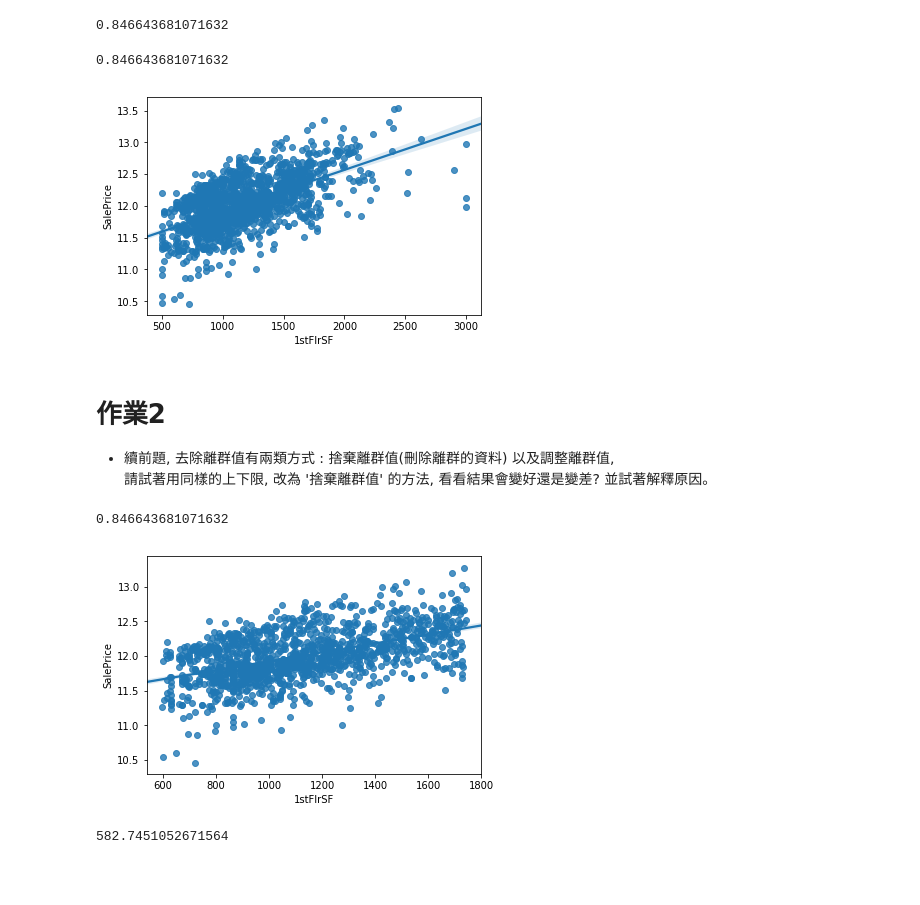
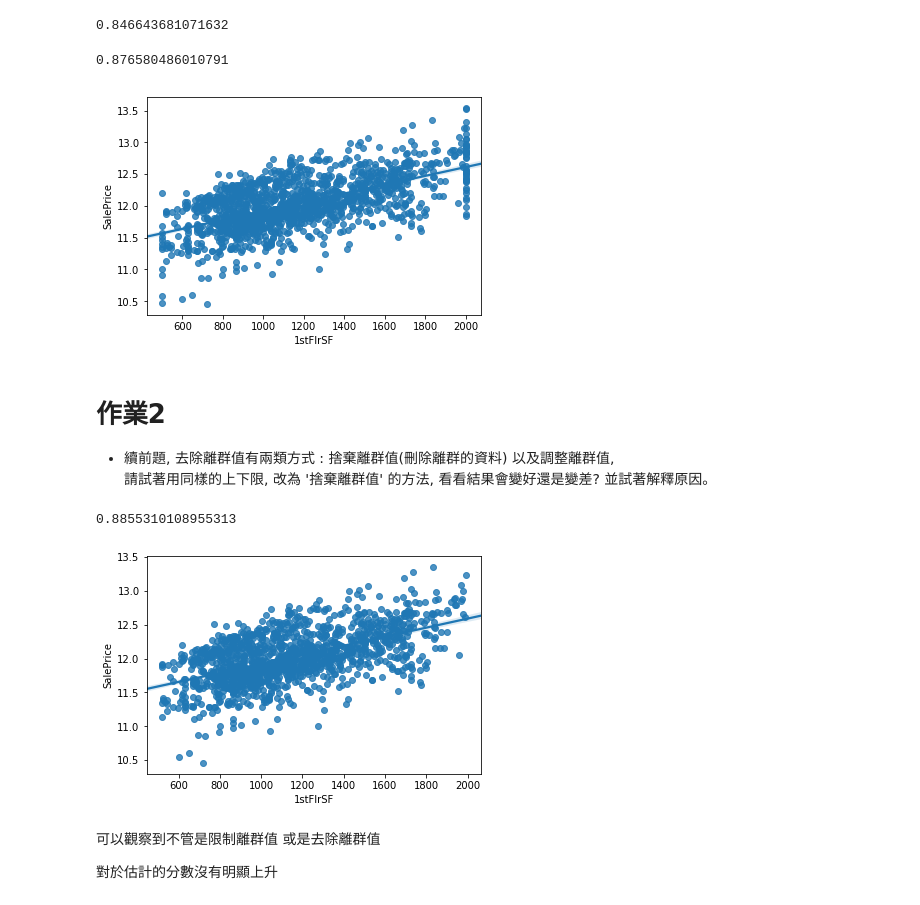
Before and after one commit to zzozfe/3rd-ML100Days, a Jupyter notebook: homework/Day_010_HW.ipynb, the cells around one changed output. Drawn from its saved outputs; the diff is of its cells as text; code cells hidden in the pictures; blank space fills up the shorter version.

```diff
--- a/homework/Day_010_HW.ipynb
+++ b/homework/Day_010_HW.ipynb
@@ -76,33 +73,31 @@ cross_val_score(estimator, train_X, train_Y, cv=5).mean()
 # %%
 # 將 1stFlrSF 限制在你覺得適合的範圍內, 調整離群值
 
-sns.regplot(x = df['1stFlrSF'].clip(500,3000) , y = train_Y)
-
+sns.regplot(x = df['1stFlrSF'].clip(500,2000) , y = train_Y)
+df['1stFlrSF'] = df['1stFlrSF'].clip(500,2000)
 # 做線性迴歸, 觀察分數
 train_X = MMEncoder.fit_transform(df)
 estimator = LinearRegression()
 cross_val_score(estimator, train_X, train_Y, cv=5).mean()
 # %% [output]
-0.846643681071632
+0.876580486010791
-[figure, old version]
+[figure, new version]
 # %% [markdown]
 # 作業2
 * 續前題, 去除離群值有兩類方式 :  捨棄離群值(刪除離群的資料) 以及調整離群值,
 請試著用同樣的上下限, 改為 '捨棄離群值' 的方法, 看看結果會變好還是變差? 並試著解釋原因。
 # %%
 # 將 1stFlrSF 限制在你覺得適合的範圍內, 捨棄離群值
-sigma = df['1stFlrSF'].std()
-limit1st = (df['1stFlrSF'] < df['1stFlrSF'].mean() + 1.5*sigma) & (df['1stFlrSF'].mean() - 1.5*sigma < df['1stFlrSF'])
-sns.regplot(x = df['1stFlrSF'][limit1st] , y = train_Y[limit1st])
+
+limit1st = (df['1stFlrSF']<2000) & (df['1stFlrSF']>500)
+df = df[limit1st]
+train_Y = train_Y[limit1st]
+sns.regplot(x = df['1stFlrSF'] , y = train_Y)
 
 # 做線性迴歸, 觀察分數
 train_X = MMEncoder.fit_transform(df)
 estimator = LinearRegression()
 cross_val_score(estimator, train_X, train_Y, cv=5).mean()
 # %% [output]
-0.846643681071632
+0.8855310108955313
-[figure, old version]
+[figure, new version]
-# %%
-df['1stFlrSF'].mean() - 1.5*sigma
-# %% [output]
-582.7451052671564
@@ -112,0 +104,4 @@ df['1stFlrSF'].mean() - 1.5*sigma
+# %% [markdown]
+可以觀察到不管是限制離群值 或是去除離群值
+
+對於估計的分數沒有明顯上升
```
Also changed, not shown: parts of 2 cells of this notebook.
